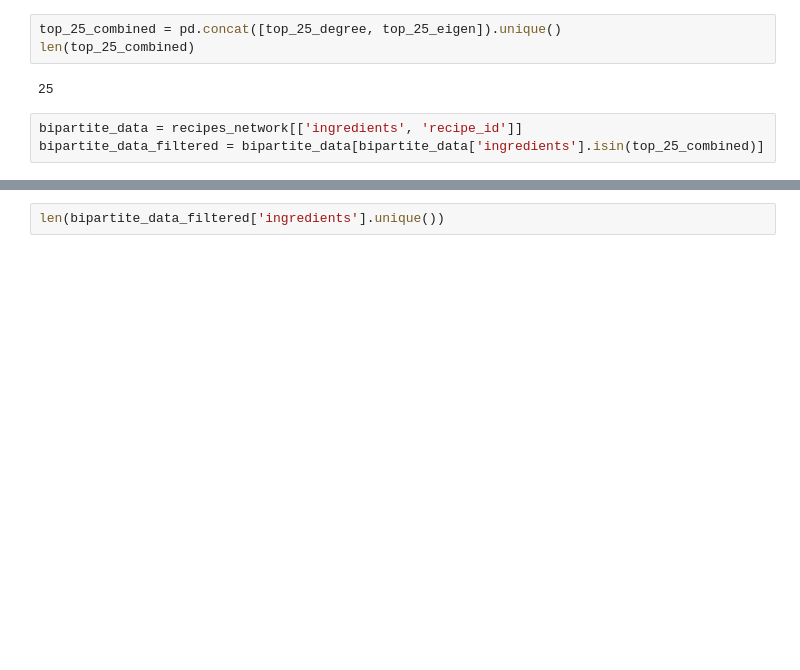
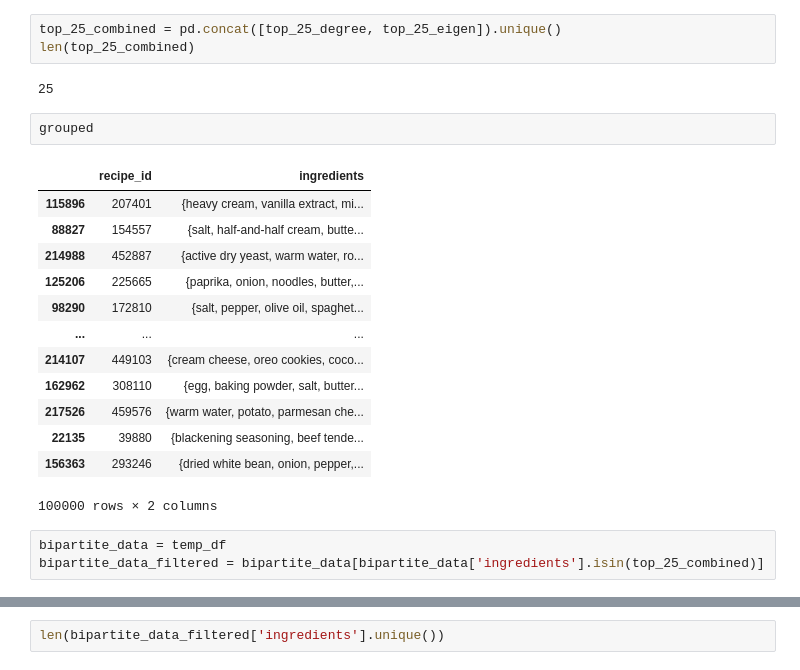
Before and after one commit to hellojohncruz/DATA-620, a Jupyter notebook: Final Project/food.ipynb, the cells around one changed output, grey strips where cells are left out. Drawn from its saved outputs; the diff is of its cells as text; blank space fills up the shorter version.

```diff
--- a/Final Project/food.ipynb
+++ b/Final Project/food.ipynb
@@ -310,8 +296,24 @@ top_25_combined = pd.concat([top_25_degree, top_25_eigen]).unique()
 len(top_25_combined)
 # %% [output]
 25
+# %%
+grouped
+# %% [output]
+|  | recipe_id | ingredients |
+| 115896 | 207401 | {heavy cream, vanilla extract, mi... |
+| 88827 | 154557 | {salt, half-and-half cream, butte... |
+| 214988 | 452887 | {active dry yeast, warm water, ro... |
+| 125206 | 225665 | {paprika, onion, noodles, butter,... |
+| 98290 | 172810 | {salt, pepper, olive oil, spaghet... |
+| ... | ... | ... |
+| 214107 | 449103 | {cream cheese, oreo cookies, coco... |
+| 162962 | 308110 | {egg, baking powder, salt, butter... |
+| 217526 | 459576 | {warm water, potato, parmesan che... |
+| 22135 | 39880 | {blackening seasoning, beef tende... |
+| 156363 | 293246 | {dried white bean, onion, pepper,... |
+100000 rows × 2 columns
 # %%
-bipartite_data = recipes_network[['ingredients', 'recipe_id']]
+bipartite_data = temp_df
 bipartite_data_filtered = bipartite_data[bipartite_data['ingredients'].isin(top_25_combined)]
 # %%
 bipartite_data_filtered
```
Also changed, not shown: parts of 10 cells of this notebook.
